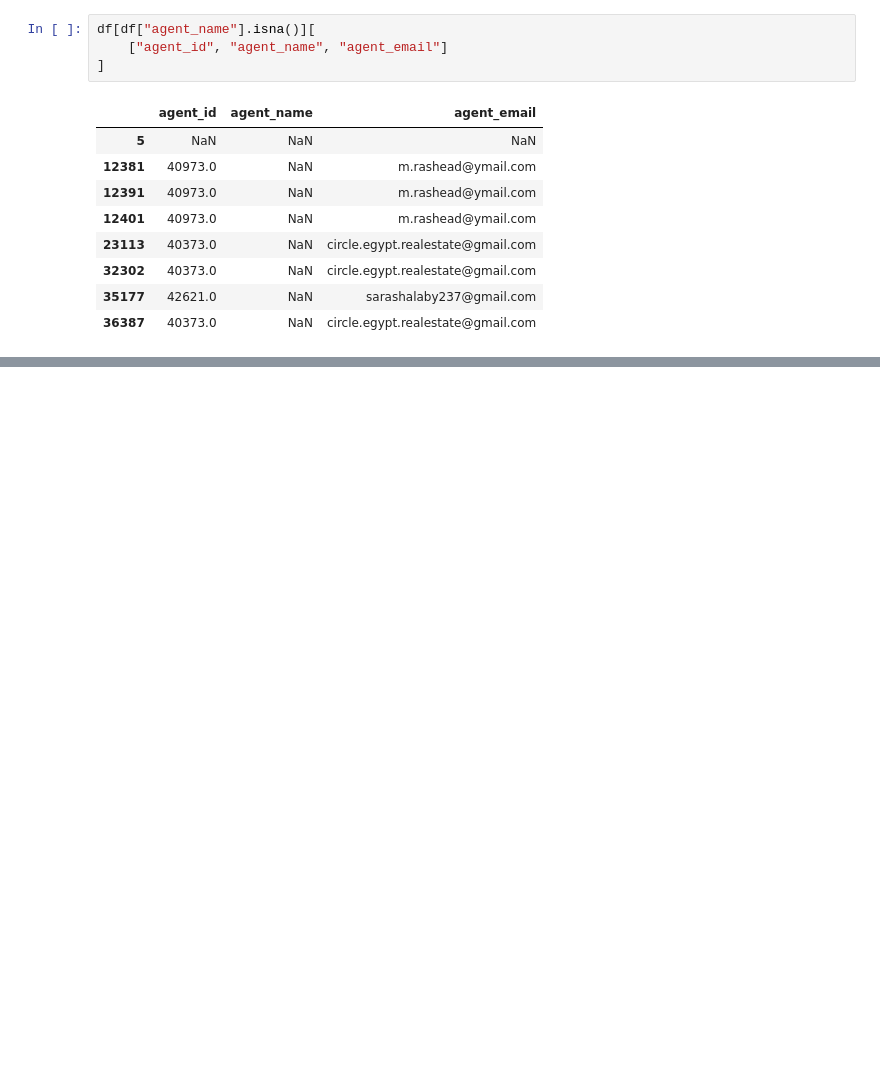
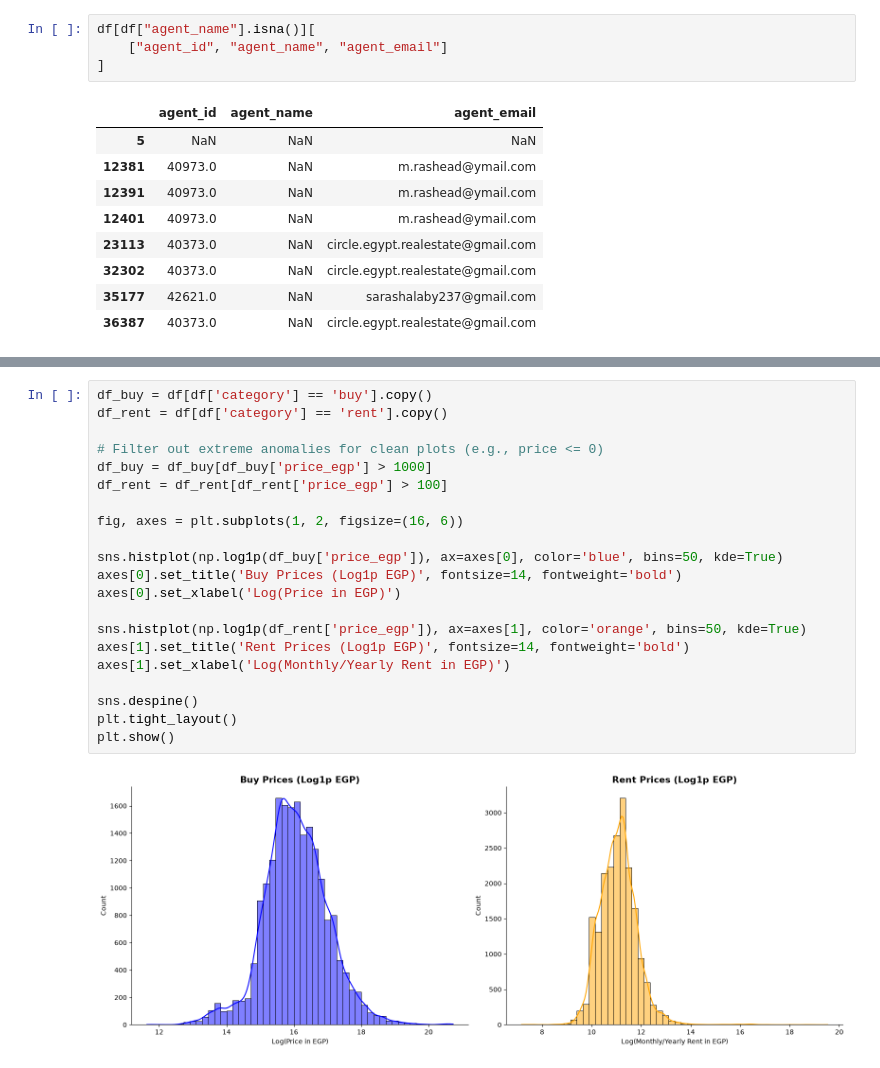
Before and after one commit to MohamedAtef721/Egypt-Real-Estate-Market-Analytics, a Jupyter notebook: Egypt_Real_Estate_EDA.ipynb, the cells around one changed output, grey strips where cells are left out. Saved outputs shown, nothing was run; the diff lists cells and outputs as text; blank space fills up the shorter version.

```diff
--- a/Egypt_Real_Estate_EDA.ipynb
+++ b/Egypt_Real_Estate_EDA.ipynb
@@ -366,0 +398,23 @@ df[df["agent_name"].isna()][
+# %%
+df_buy = df[df['category'] == 'buy'].copy()
+df_rent = df[df['category'] == 'rent'].copy()
+
+# Filter out extreme anomalies for clean plots (e.g., price <= 0)
+df_buy = df_buy[df_buy['price_egp'] > 1000]
+df_rent = df_rent[df_rent['price_egp'] > 100]
+
+fig, axes = plt.subplots(1, 2, figsize=(16, 6))
+
+sns.histplot(np.log1p(df_buy['price_egp']), ax=axes[0], color='blue', bins=50, kde=True)
+axes[0].set_title('Buy Prices (Log1p EGP)', fontsize=14, fontweight='bold')
+axes[0].set_xlabel('Log(Price in EGP)')
+
+sns.histplot(np.log1p(df_rent['price_egp']), ax=axes[1], color='orange', bins=50, kde=True)
+axes[1].set_title('Rent Prices (Log1p EGP)', fontsize=14, fontweight='bold')
+axes[1].set_xlabel('Log(Monthly/Yearly Rent in EGP)')
+
+sns.despine()
+plt.tight_layout()
+plt.show()
+# %% [output]
+[figure, added]
```
Also changed, not shown: parts of 3 cells of this notebook.
